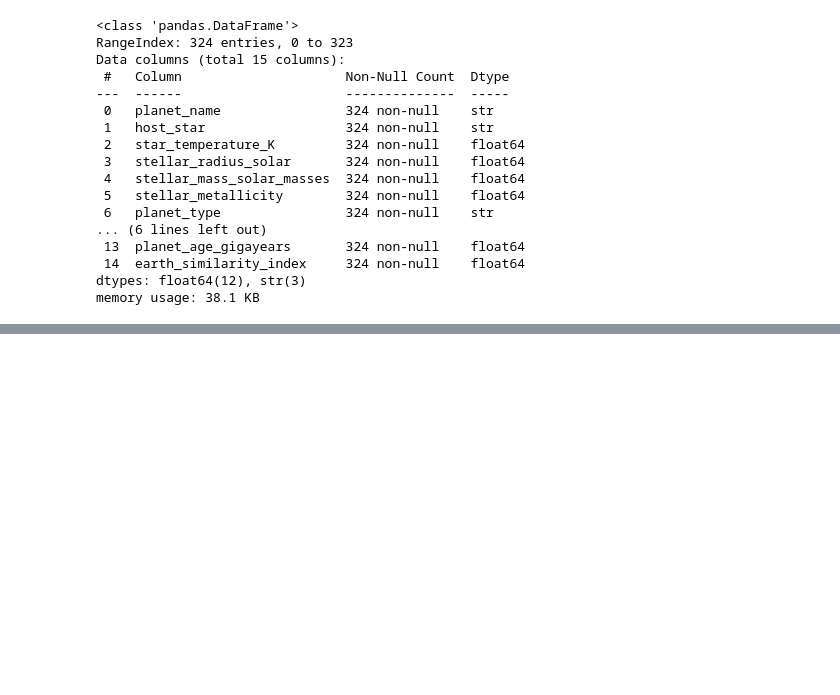
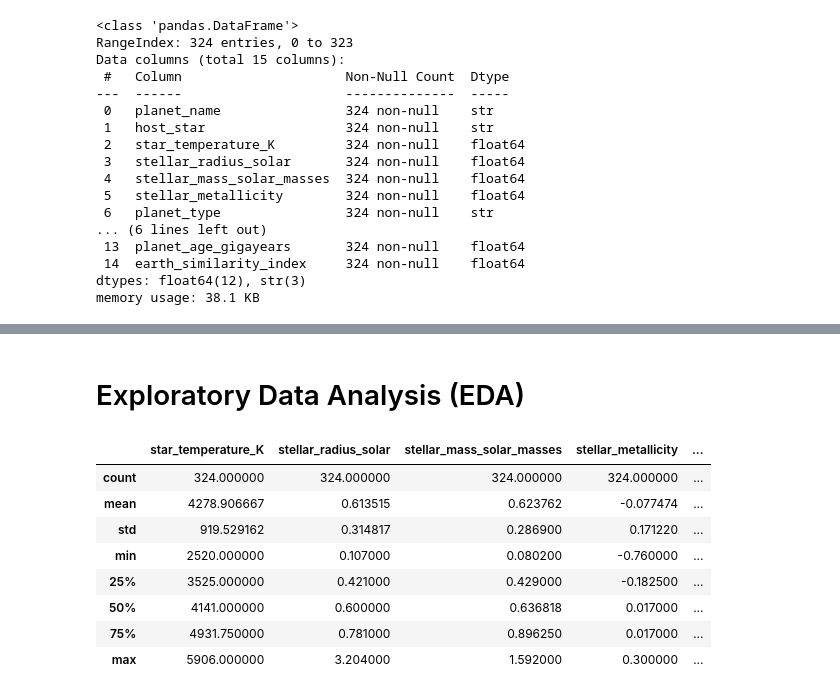
Before and after one commit to joshreisinger17-Data/Exoplanet-Habitability-Prediction, a Jupyter notebook: capstone.ipynb, the cells around one changed output, grey strips where cells are left out. Saved outputs shown, nothing was run; the diff lists cells and outputs as text; code cells hidden in the pictures; blank space fills up the shorter version.

```diff
--- a/capstone.ipynb
+++ b/capstone.ipynb
@@ -566,0 +570,15 @@ memory usage: 38.1 KB
+# %% [markdown]
+# Exploratory Data Analysis (EDA)
+# %%
+## Statistical Examination
+merged_planets.describe()
+# %% [output]
+|  | star_temperature_K | stellar_radius_solar | stellar_mass_solar_masses | stellar_metallicity | ... |
+| count | 324.000000 | 324.000000 | 324.000000 | 324.000000 | ... |
+| mean | 4278.906667 | 0.613515 | 0.623762 | -0.077474 | ... |
+| std | 919.529162 | 0.314817 | 0.286900 | 0.171220 | ... |
+| min | 2520.000000 | 0.107000 | 0.080200 | -0.760000 | ... |
+| 25% | 3525.000000 | 0.421000 | 0.429000 | -0.182500 | ... |
+| 50% | 4141.000000 | 0.600000 | 0.636818 | 0.017000 | ... |
+| 75% | 4931.750000 | 0.781000 | 0.896250 | 0.017000 | ... |
+| max | 5906.000000 | 3.204000 | 1.592000 | 0.300000 | ... |
```
Also changed, not shown: parts of 8 cells of this notebook.
